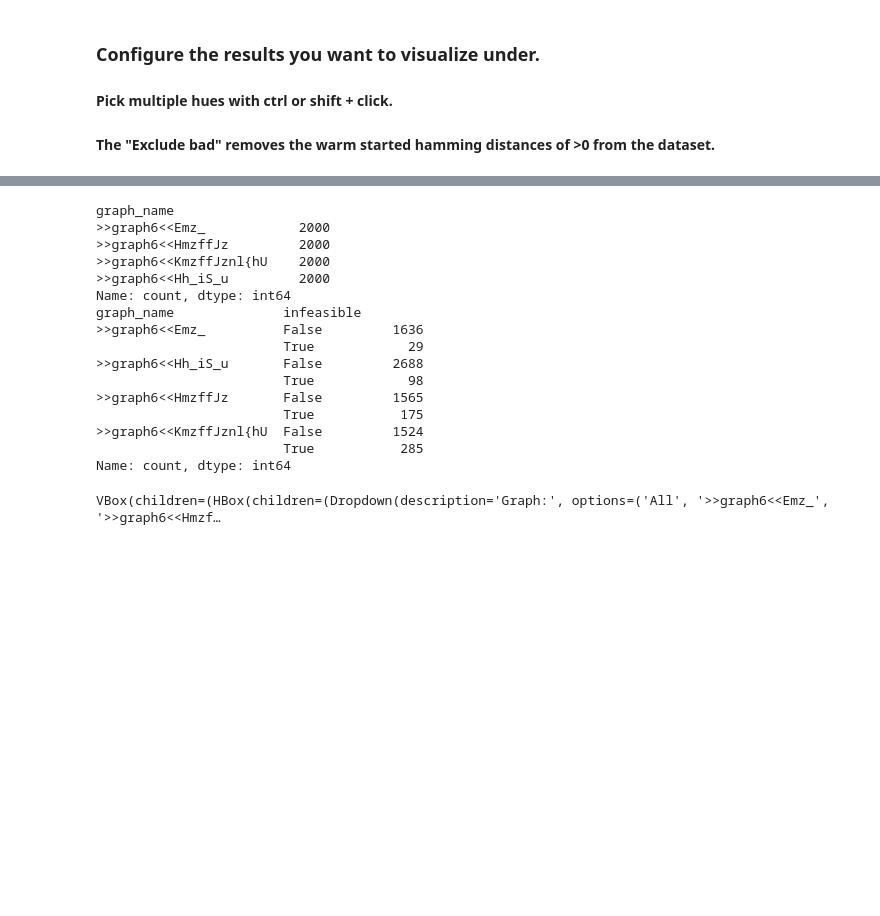
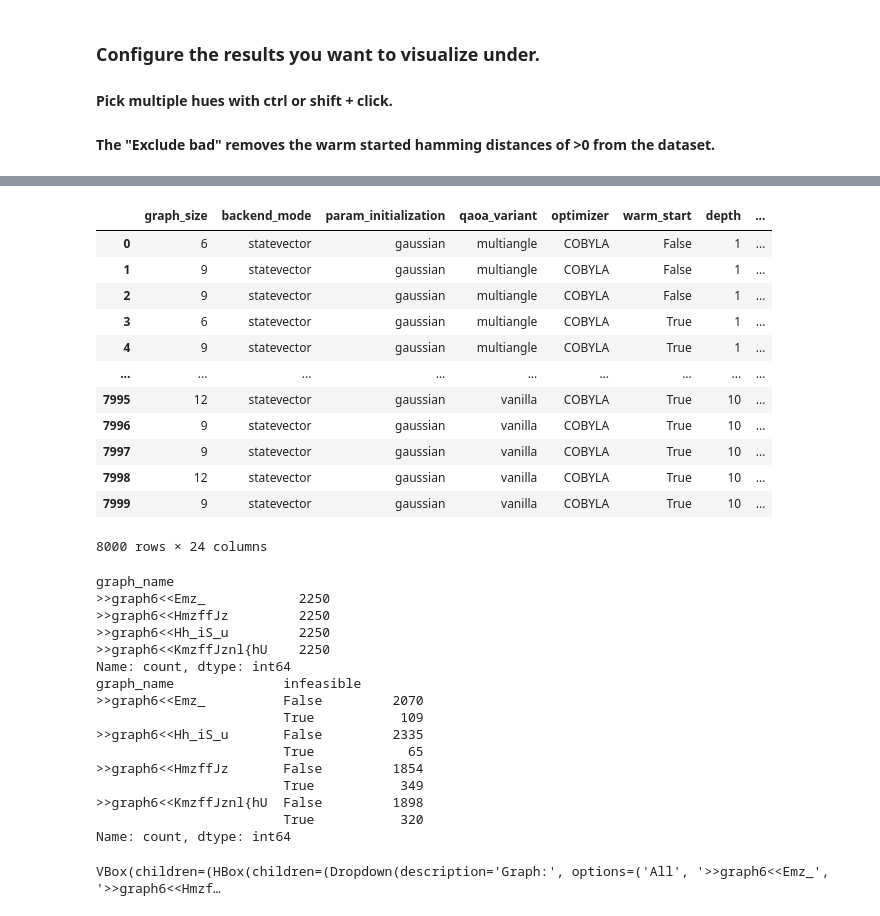
Before and after one commit to Smeidir/QAOA, a Jupyter notebook: results_visualizer.ipynb, the cells around one changed output, grey strips where cells are left out. Saved outputs shown, nothing was run; the diff lists cells and outputs as text; code cells hidden in the pictures; blank space fills up the shorter version.

```diff
--- a/results_visualizer.ipynb
+++ b/results_visualizer.ipynb
@@ -141,0 +104,39 @@ plt.show()
+# %%
+df = pd.read_csv('results/all_results_statevector_HD248_CSWS.csv')
+
+files = [
+    "results/results_papergraph_{'backend_mode'{'statevector'},'qaoa_variant'{'multiangle'},'param_initialization'{'gaussian'},'depth'{1,10},'warm_start'{False,True},'problem_type'{'minvertexcover'}}.csv",
+    "results/results_papergraph_{'backend_mode'{'statevector'},'qaoa_variant'{'multiangle'},'param_initialization'{'gaussian'},'depth'{1,10},'warm_start'{True},'problem_type'{'minvertexcover'},'hamming_dist'{1,3,5}}.csv",
+    "results/results_papergraph_{'backend_mode'{'statevector'},'qaoa_variant'{'multiangle'},'param_initialization'{'gaussian'},'depth'{4,7},'warm_start'{False,True},'problem_type'{'minvertexcover'}}.csv",
+    "results/results_papergraph_{'backend_mode'{'statevector'},'qaoa_variant'{'multiangle'},'param_initialization'{'gaussian'},'depth'{4,7},'warm_start'{True},'problem_type'{'minvertexcover'},'hamming_dist'{1,3,5}}.csv",
+    "results/results_papergraph_{'backend_mode'{'statevector'},'qaoa_variant'{'vanilla'},'param_initialization'{'gaussian'},'depth'{1,10,4,7},'warm_start'{False,True},'problem_type'{'minvertexcover'}}.csv",
+    "results/results_papergraph_{'backend_mode'{'statevector'},'qaoa_variant'{'vanilla'},'param_initialization'{'gaussian'},'depth'{1,10,4,7},'warm_start'{True},'problem_type'{'minvertexcover'},'hamming_dist'{1,3,5}}.csv"
+]
+
+dfs = []
+for path in files:
+    try:
+        dfs.append(pd.read_csv(path, index_col=0))
+    except FileNotFoundError:
+        print(f"File not found: {path}")
+
+df_new = pd.concat(dfs, ignore_index=True)
+
+#df_cleaned = df[df['hamming_dist']==0]
+#df_cleaned = df_cleaned[df_cleaned['qaoa_variant']=='vanilla']
+#df_new = pd.concat([df_new, df_cleaned],ignore_index=True)
+#df_new
+print("param_initialization value counts:")
+print(df_new['param_initialization'].value_counts())
+
+print("\nqaoa_variant value counts:")
+print(df_new['qaoa_variant'].value_counts())
+
+print("\nwarm_start value counts:")
+print(df_new['warm_start'].value_counts())
+
+print("\ndepth value counts:")
+print(df_new['depth'].value_counts())
+
+multiangle_depth1_count = df_new[(df_new['qaoa_variant'] == 'multiangle') & (df_new['depth'] == 1)].shape[0]
+print("Amount of multiangle depth 1:", multiangle_depth1_count)
@@ -142,3 +161,19 @@ plt.show()
+# %%
+df_new
+# %% [output]
+|  | graph_size | backend_mode | param_initialization | qaoa_variant | optimizer | warm_start | depth | ... |
+| 0 | 6 | statevector | gaussian | multiangle | COBYLA | False | 1 | ... |
+| 1 | 9 | statevector | gaussian | multiangle | COBYLA | False | 1 | ... |
+| 2 | 9 | statevector | gaussian | multiangle | COBYLA | False | 1 | ... |
+| 3 | 6 | statevector | gaussian | multiangle | COBYLA | True | 1 | ... |
+| 4 | 9 | statevector | gaussian | multiangle | COBYLA | True | 1 | ... |
+| ... | ... | ... | ... | ... | ... | ... | ... | ... |
+| 7995 | 12 | statevector | gaussian | vanilla | COBYLA | True | 10 | ... |
+| 7996 | 9 | statevector | gaussian | vanilla | COBYLA | True | 10 | ... |
+| 7997 | 9 | statevector | gaussian | vanilla | COBYLA | True | 10 | ... |
+| 7998 | 12 | statevector | gaussian | vanilla | COBYLA | True | 10 | ... |
+| 7999 | 9 | statevector | gaussian | vanilla | COBYLA | True | 10 | ... |
+8000 rows × 24 columns
 # %%
 from src.qaoa.models.solver import MinVertexCoverSolver
 
@@ -163,22 +198,23 @@ for index, row in results[mask].iterrows():
     results.iloc[index] = row
 
 print(results.groupby('graph_name')['infeasible'].value_counts())
+results = results[results['infeasible'] ==False]
 # %% [output]
 graph_name
->>graph6<<Emz_            2000
->>graph6<<HmzffJz         2000
->>graph6<<KmzffJznl{hU    2000
->>graph6<<Hh_iS_u         2000
+>>graph6<<Emz_            2250
+>>graph6<<HmzffJz         2250
+>>graph6<<Hh_iS_u         2250
+>>graph6<<KmzffJznl{hU    2250
 Name: count, dtype: int64
 graph_name              infeasible
->>graph6<<Emz_          False         1636
-                        True            29
->>graph6<<Hh_iS_u       False         2688
-                        True            98
->>graph6<<HmzffJz       False         1565
-                        True           175
->>graph6<<KmzffJznl{hU  False         1524
-                        True           285
+>>graph6<<Emz_          False         2070
+                        True           109
+>>graph6<<Hh_iS_u       False         2335
+                        True            65
+>>graph6<<HmzffJz       False         1854
+                        True           349
+>>graph6<<KmzffJznl{hU  False         1898
+                        True           320
 Name: count, dtype: int64
 # %%
 from ipywidgets import interact, interactive_output, widgets, HBox, VBox
```
Also changed, not shown: parts of 6 cells of this notebook, 5 other files.
